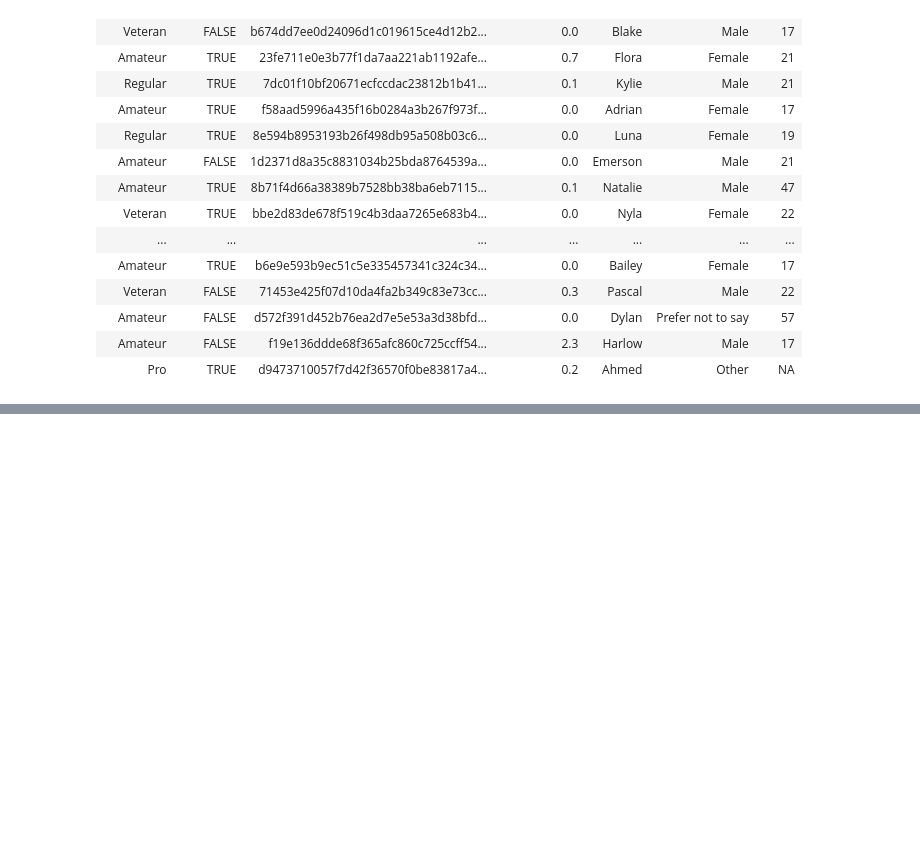
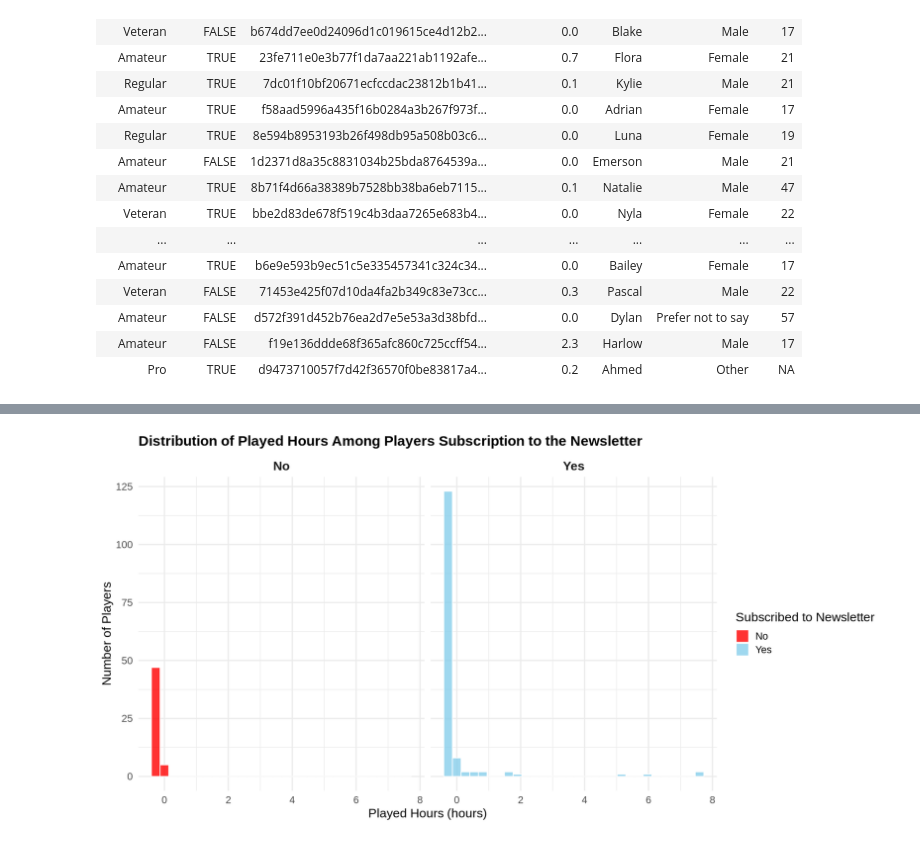
Before and after one commit to Yiliny110/project, a Jupyter notebook: individual_planning_stage.ipynb, the cells around one changed output, grey strips where cells are left out. Saved outputs shown, nothing was run; the diff lists cells and outputs as text; code cells hidden in the pictures; blank space fills up the shorter version.

```diff
--- a/individual_planning_stage.ipynb
+++ b/individual_planning_stage.ipynb
@@ -46,0 +246,24 @@ A spec_tbl_df: 196 × 7
+# %%
+
+options(repr.plot.width = 14, repr.plot.height = 7)
+
+played_hours_hist <- subscribe_scaled |>
+    ggplot(aes(x = played_hours, fill = subscribe)) +
+      geom_histogram(bins = 30, alpha = 0.8, color = "white") +
+      facet_grid(. ~ subscribe) +
+      scale_fill_manual(values = c("No" = "red", "Yes" = "skyblue")) +
+      labs(
+        title = "Distribution of Played Hours Among Players Subscription to the Newsletter",
+        x = "Played Hours (hours)",
+        y = "Number of Players",
+        fill = "Subscribed to Newsletter"
+      ) +
+      theme_minimal(base_size = 16) +
+      theme(
+        plot.title = element_text(size = 18, face = "bold"),
+        strip.text = element_text(size = 16, face = "bold")
+      )
+
+played_hours_hist
+# %% [output]
+[figure, added]
```
Also changed, not shown: parts of 18 cells of this notebook.
